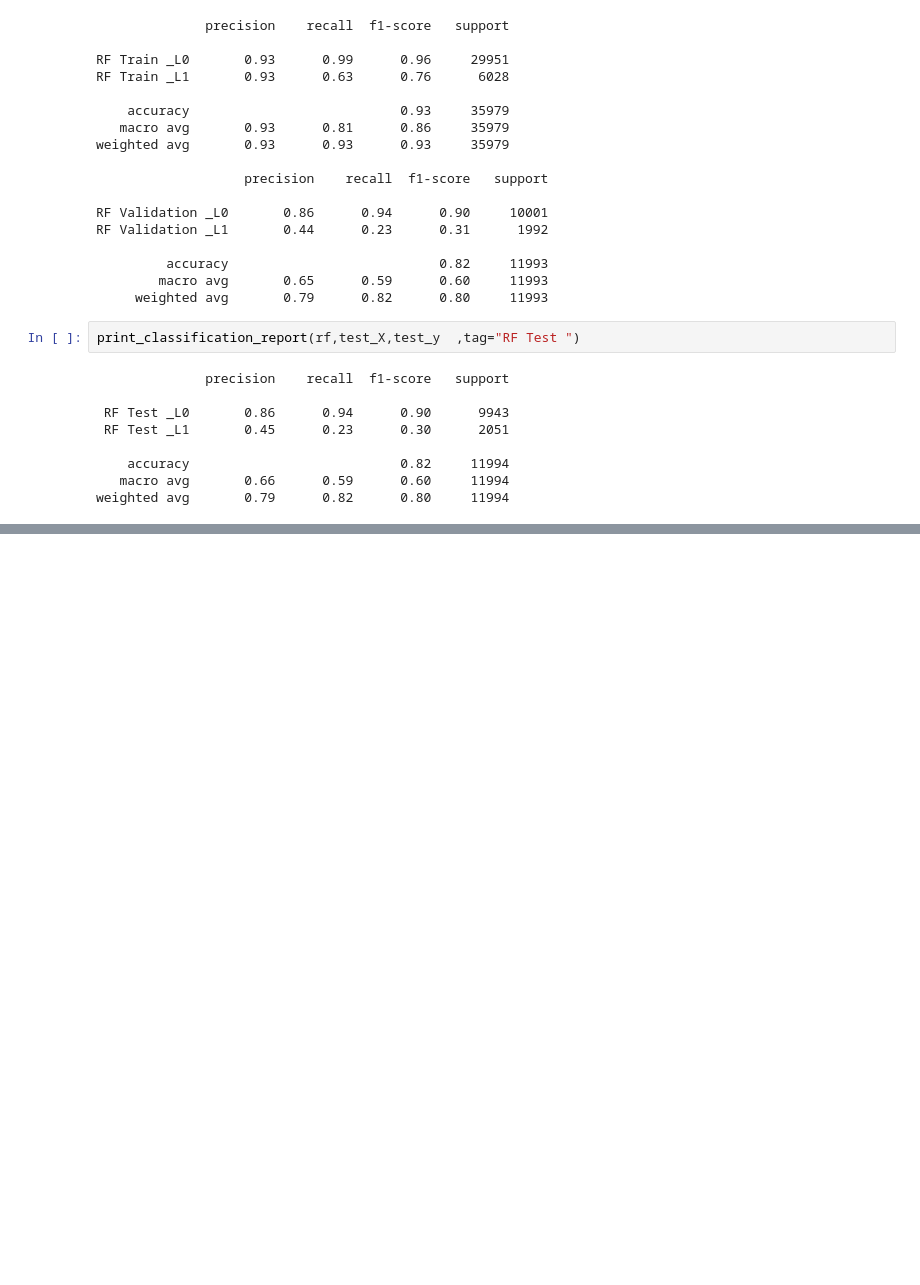
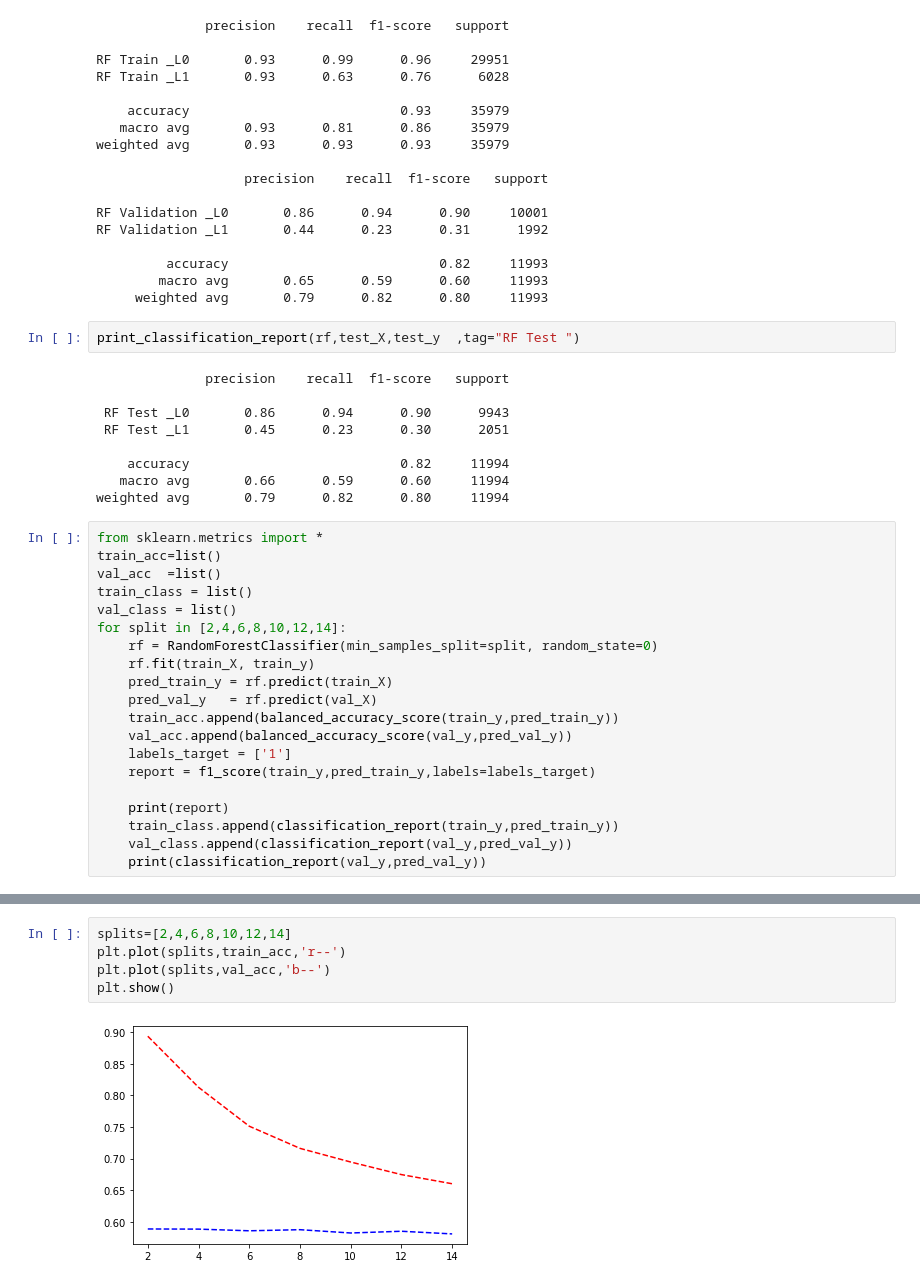
Before and after one commit to s3785704/machine-learning-assign01, a Jupyter notebook: assign1.ipynb, the cells around one changed output, grey strips where cells are left out. Drawn from its saved outputs; the diff is of its cells as text; blank space fills up the shorter version.

```diff
--- a/assign1.ipynb
+++ b/assign1.ipynb
@@ -769,3 +769,23 @@ print_classification_report(rf,test_X,test_y  ,tag="RF Test ")
     accuracy                           0.82     11994
    macro avg       0.66      0.59      0.60     11994
 weighted avg       0.79      0.82      0.80     11994
+# %%
+from sklearn.metrics import *
+train_acc=list()
+val_acc  =list()
+train_class = list()
+val_class = list()
+for split in [2,4,6,8,10,12,14]:
+    rf = RandomForestClassifier(min_samples_split=split, random_state=0)
+    rf.fit(train_X, train_y)
+    pred_train_y = rf.predict(train_X)
+    pred_val_y   = rf.predict(val_X)
+    train_acc.append(balanced_accuracy_score(train_y,pred_train_y))
+    val_acc.append(balanced_accuracy_score(val_y,pred_val_y))
+    labels_target = ['1']
+    report = f1_score(train_y,pred_train_y,labels=labels_target)
+
+    print(report)
+    train_class.append(classification_report(train_y,pred_train_y))
+    val_class.append(classification_report(val_y,pred_val_y))
+    print(classification_report(val_y,pred_val_y))
@@ -771,0 +816,7 @@ weighted avg       0.79      0.82      0.80     11994
+# %%
+splits=[2,4,6,8,10,12,14]
+plt.plot(splits,train_acc,'r--')
+plt.plot(splits,val_acc,'b--')
+plt.show()
+# %% [output]
+[figure, added]
```
Also changed, not shown: parts of 9 cells of this notebook.
